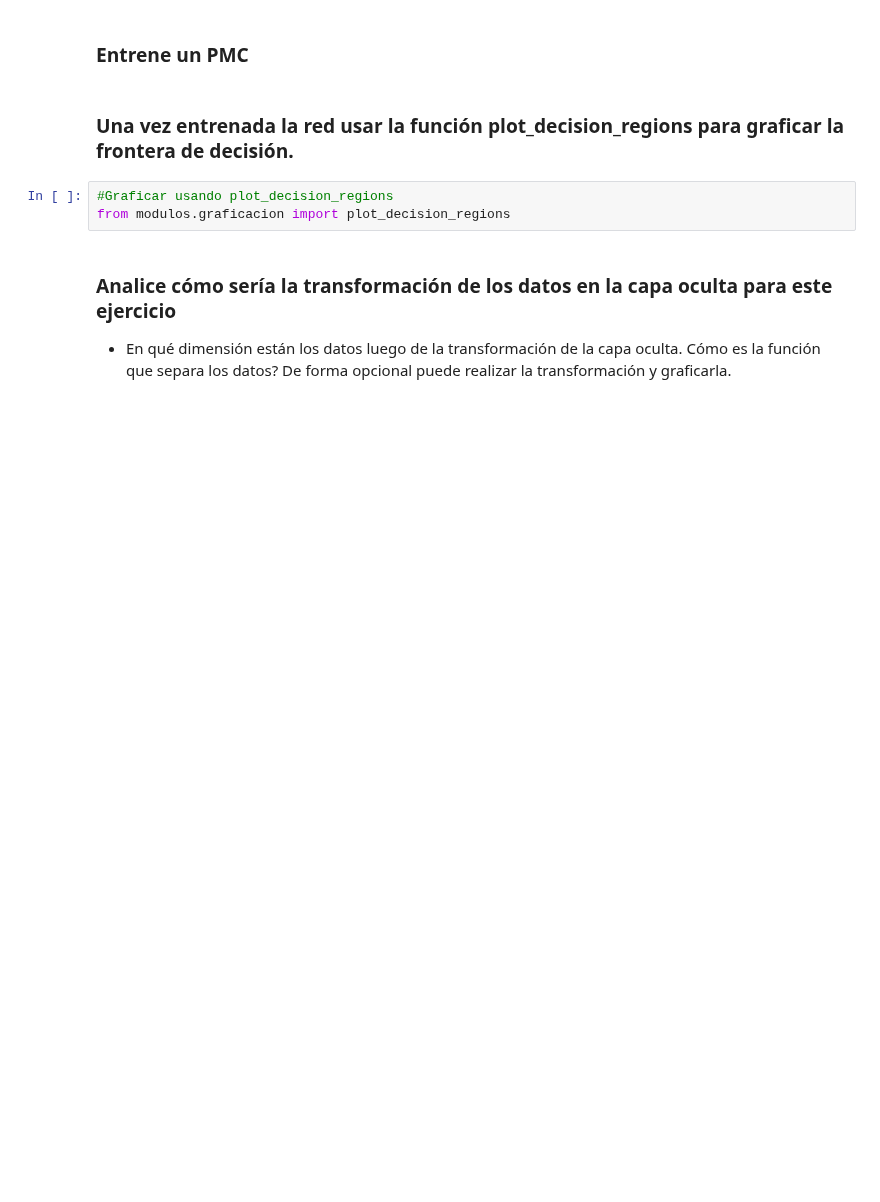
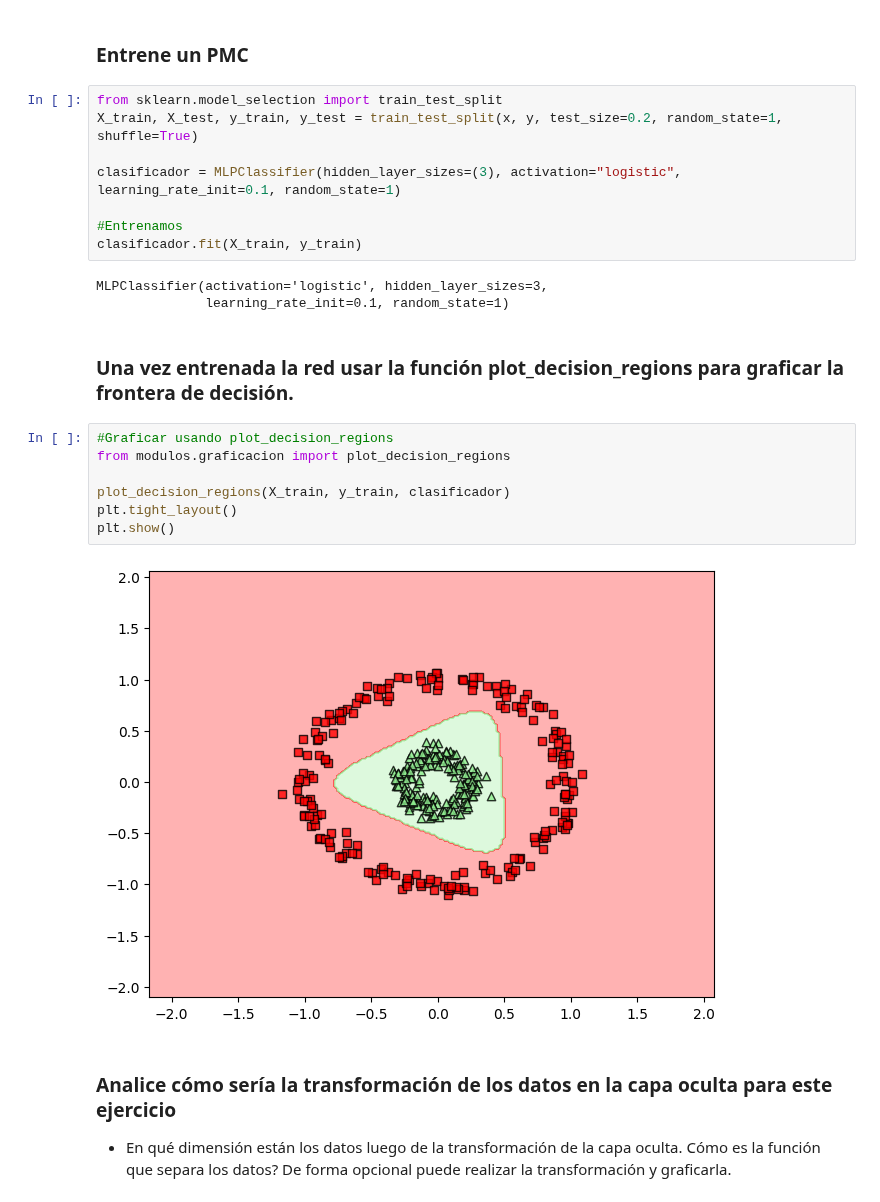
Before and after one commit to axelescalante0/Aprendizaje-Maquinal, a Jupyter notebook: main/PMC.ipynb, the cells around one changed output. Drawn from its saved outputs; the diff is of its cells as text; blank space fills up the shorter version.

```diff
--- a/main/PMC.ipynb
+++ b/main/PMC.ipynb
@@ -371,10 +392,27 @@ datos_mat = sio.loadmat('./1_datos/datos_circle.mat')
 # %% [markdown]
 ### Entrene un PMC
+# %%
+from sklearn.model_selection import train_test_split
+X_train, X_test, y_train, y_test = train_test_split(x, y, test_size=0.2, random_state=1, shuffle=True)
+
+clasificador = MLPClassifier(hidden_layer_sizes=(3), activation="logistic", learning_rate_init=0.1, random_state=1)
+
+#Entrenamos
+clasificador.fit(X_train, y_train)
+# %% [output]
+MLPClassifier(activation='logistic', hidden_layer_sizes=3,
+              learning_rate_init=0.1, random_state=1)
 # %% [markdown]
 ### Una vez entrenada la red usar la función **plot_decision_regions**  para graficar la frontera de decisión.
 # %%
 #Graficar usando plot_decision_regions
 from modulos.graficacion import plot_decision_regions
+
+plot_decision_regions(X_train, y_train, clasificador)
+plt.tight_layout()
+plt.show()
+# %% [output]
+[figure, added]
 # %% [markdown]
 ### Analice cómo sería la transformación de los datos en la capa oculta para este ejercicio
 
```
Also changed, not shown: parts of 7 cells of this notebook.
